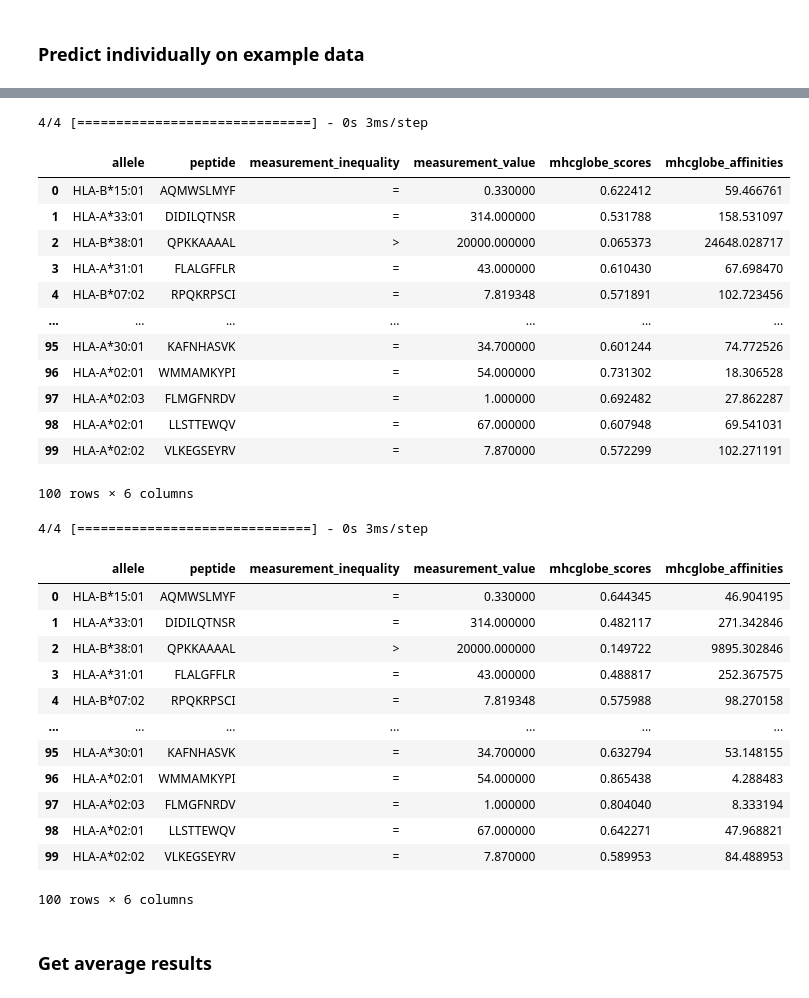
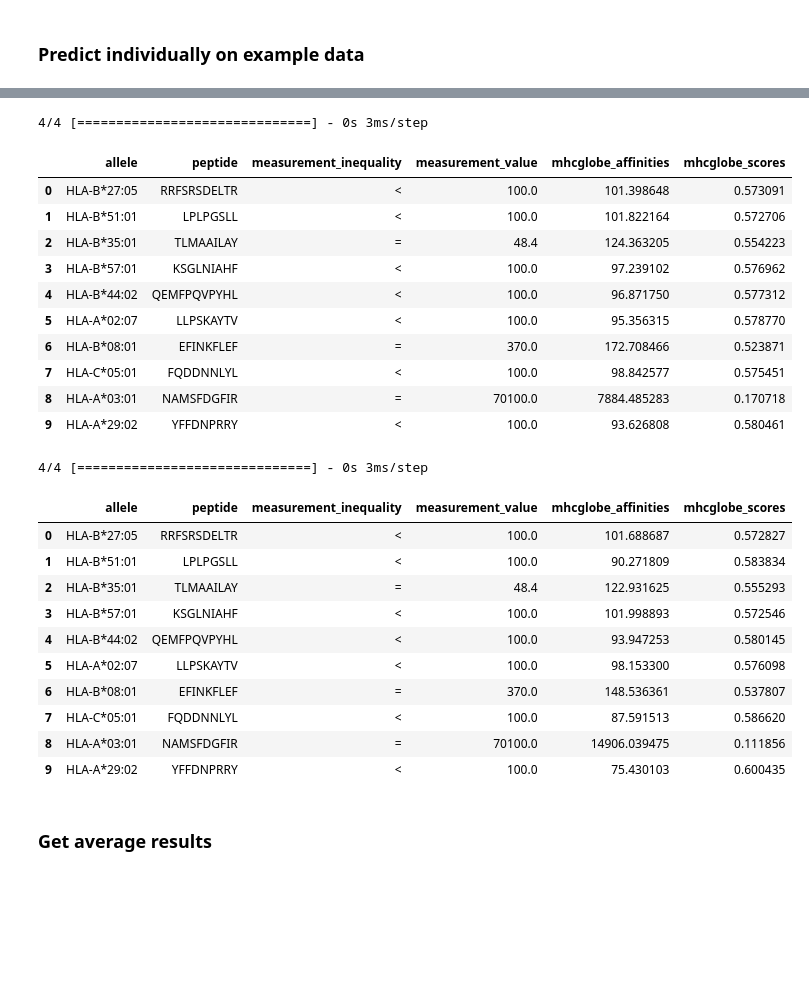
Before and after one commit to prakritipaul/mhcglobe, a Jupyter notebook: prakriti_MHCglobe_code_validation.ipynb, the cells around one changed output, grey strips where cells are left out. Drawn from its saved outputs; the diff is of its cells as text; code cells hidden in the pictures; blank space fills up the shorter version.

```diff
--- a/prakriti_MHCglobe_code_validation.ipynb
+++ b/prakriti_MHCglobe_code_validation.ipynb
@@ -51,3 +126,2 @@ pMHC_true_data = pMHC_true.data
 # %%
-pMHC_true_data = pMHC_true_data[["allele", "peptide", "measurement_inequality", "measurement_value"]]
-# pMHC_true_data.head()
+pMHC_data_train = pMHC_data_train[["allele", "peptide", "measurement_inequality", "measurement_value"]]
@@ -58,7 +146,7 @@ import mhcglobe
 # loads the init model
 ensemble = mhcglobe.ensemble(train_type="init")
 # DOES depend on init/full!
-setup_data_training = ensemble.setup_data_training(pMHC_true_data)
+setup_data_training = ensemble.setup_data_training(pMHC_data_train)
 # I don't think this is deterministic
 X_tr, Y_tr, X_es, Y_es = setup_data_training
 # %% [markdown]
@@ -95,7 +178,7 @@ example_data = pd.read_csv(example_binding_data)
 import sequence_functions as seqf
 import binding_affinity as ba
 
-to_predict = example_data
+to_predict = human_pMHC_data_test[["allele", "peptide", "measurement_inequality", "measurement_value"]]
 X = seqf.get_XY(to_predict, encode_type="ONE_HOT", get_Y=False)
 # %%
 def get_prediction_df(new_model, X, to_predict):
@@ -105,7 +188,7 @@ def get_prediction_df(new_model, X, to_predict):
   mhcglobe_scores = mhcglobe_scores.flatten()
   mhcglobe_affinities = list(map(ba.to_ic50, mhcglobe_scores))
 
-  prediction_dict = {"mhcglobe_scores": mhcglobe_scores, "mhcglobe_affinities": mhcglobe_affinities}
+  prediction_dict = {"mhcglobe_affinities": mhcglobe_affinities, "mhcglobe_scores": mhcglobe_scores}
   prediction_df = pd.DataFrame(prediction_dict)
 
   # Munge to_predict so I can correctly concatenate the columns
@@ -136,39 +217,35 @@ prediction_df_1
 # %%
 prediction_df_2 = get_prediction_df(new_model_2, X, to_predict)
-prediction_df_2
+prediction_df_2.head(10)
 # %% [output]
 4/4 [==============================] - 0s 3ms/step
-|  | allele | peptide | measurement_inequality | measurement_value | mhcglobe_scores | mhcglobe_affinities |
-| 0 | HLA-B*15:01 | AQMWSLMYF | = | 0.330000 | 0.622412 | 59.466761 |
-| 1 | HLA-A*33:01 | DIDILQTNSR | = | 314.000000 | 0.531788 | 158.531097 |
-| 2 | HLA-B*38:01 | QPKKAAAAL | > | 20000.000000 | 0.065373 | 24648.028717 |
-| 3 | HLA-A*31:01 | FLALGFFLR | = | 43.000000 | 0.610430 | 67.698470 |
-| 4 | HLA-B*07:02 | RPQKRPSCI | = | 7.819348 | 0.571891 | 102.723456 |
-| ... | ... | ... | ... | ... | ... | ... |
-| 95 | HLA-A*30:01 | KAFNHASVK | = | 34.700000 | 0.601244 | 74.772526 |
-| 96 | HLA-A*02:01 | WMMAMKYPI | = | 54.000000 | 0.731302 | 18.306528 |
-| 97 | HLA-A*02:03 | FLMGFNRDV | = | 1.000000 | 0.692482 | 27.862287 |
-| 98 | HLA-A*02:01 | LLSTTEWQV | = | 67.000000 | 0.607948 | 69.541031 |
-| 99 | HLA-A*02:02 | VLKEGSEYRV | = | 7.870000 | 0.572299 | 102.271191 |
+|  | allele | peptide | measurement_inequality | measurement_value | mhcglobe_affinities | mhcglobe_scores |
+| 0 | HLA-B*27:05 | RRFSRSDELTR | < | 100.0 | 101.398648 | 0.573091 |
+| 1 | HLA-B*51:01 | LPLPGSLL | < | 100.0 | 101.822164 | 0.572706 |
+| 2 | HLA-B*35:01 | TLMAAILAY | = | 48.4 | 124.363205 | 0.554223 |
+| 3 | HLA-B*57:01 | KSGLNIAHF | < | 100.0 | 97.239102 | 0.576962 |
+| 4 | HLA-B*44:02 | QEMFPQVPYHL | < | 100.0 | 96.871750 | 0.577312 |
+| 5 | HLA-A*02:07 | LLPSKAYTV | < | 100.0 | 95.356315 | 0.578770 |
+| 6 | HLA-B*08:01 | EFINKFLEF | = | 370.0 | 172.708466 | 0.523871 |
+| 7 | HLA-C*05:01 | FQDDNNLYL | < | 100.0 | 98.842577 | 0.575451 |
+| 8 | HLA-A*03:01 | NAMSFDGFIR | = | 70100.0 | 7884.485283 | 0.170718 |
+| 9 | HLA-A*29:02 | YFFDNPRRY | < | 100.0 | 93.626808 | 0.580461 |
-100 rows × 6 columns
 # %%
 prediction_df_3 = get_prediction_df(new_model_3, X, to_predict)
-prediction_df_3
+prediction_df_3.head(10)
 # %% [output]
 4/4 [==============================] - 0s 3ms/step
-|  | allele | peptide | measurement_inequality | measurement_value | mhcglobe_scores | mhcglobe_affinities |
-| 0 | HLA-B*15:01 | AQMWSLMYF | = | 0.330000 | 0.644345 | 46.904195 |
-| 1 | HLA-A*33:01 | DIDILQTNSR | = | 314.000000 | 0.482117 | 271.342846 |
-| 2 | HLA-B*38:01 | QPKKAAAAL | > | 20000.000000 | 0.149722 | 9895.302846 |
-| 3 | HLA-A*31:01 | FLALGFFLR | = | 43.000000 | 0.488817 | 252.367575 |
-| 4 | HLA-B*07:02 | RPQKRPSCI | = | 7.819348 | 0.575988 | 98.270158 |
-| ... | ... | ... | ... | ... | ... | ... |
-| 95 | HLA-A*30:01 | KAFNHASVK | = | 34.700000 | 0.632794 | 53.148155 |
-| 96 | HLA-A*02:01 | WMMAMKYPI | = | 54.000000 | 0.865438 | 4.288483 |
-| 97 | HLA-A*02:03 | FLMGFNRDV | = | 1.000000 | 0.804040 | 8.333194 |
-| 98 | HLA-A*02:01 | LLSTTEWQV | = | 67.000000 | 0.642271 | 47.968821 |
-| 99 | HLA-A*02:02 | VLKEGSEYRV | = | 7.870000 | 0.589953 | 84.488953 |
+|  | allele | peptide | measurement_inequality | measurement_value | mhcglobe_affinities | mhcglobe_scores |
+| 0 | HLA-B*27:05 | RRFSRSDELTR | < | 100.0 | 101.688687 | 0.572827 |
+| 1 | HLA-B*51:01 | LPLPGSLL | < | 100.0 | 90.271809 | 0.583834 |
+| 2 | HLA-B*35:01 | TLMAAILAY | = | 48.4 | 122.931625 | 0.555293 |
+| 3 | HLA-B*57:01 | KSGLNIAHF | < | 100.0 | 101.998893 | 0.572546 |
+| 4 | HLA-B*44:02 | QEMFPQVPYHL | < | 100.0 | 93.947253 | 0.580145 |
+| 5 | HLA-A*02:07 | LLPSKAYTV | < | 100.0 | 98.153300 | 0.576098 |
+| 6 | HLA-B*08:01 | EFINKFLEF | = | 370.0 | 148.536361 | 0.537807 |
+| 7 | HLA-C*05:01 | FQDDNNLYL | < | 100.0 | 87.591513 | 0.586620 |
+| 8 | HLA-A*03:01 | NAMSFDGFIR | = | 70100.0 | 14906.039475 | 0.111856 |
+| 9 | HLA-A*29:02 | YFFDNPRRY | < | 100.0 | 75.430103 | 0.600435 |
-100 rows × 6 columns
 # %% [markdown]
 ### Get average results
 # %%
```
Also changed, not shown: parts of 26 cells of this notebook.
